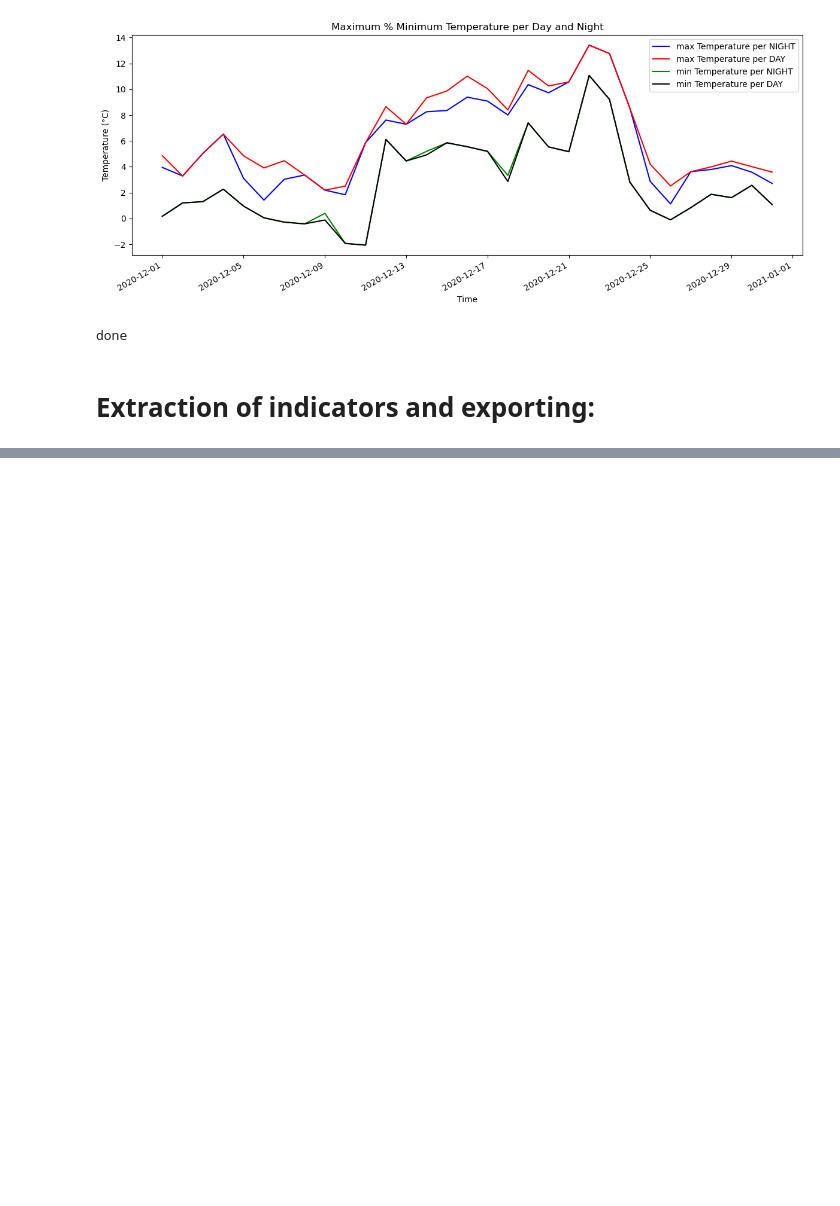
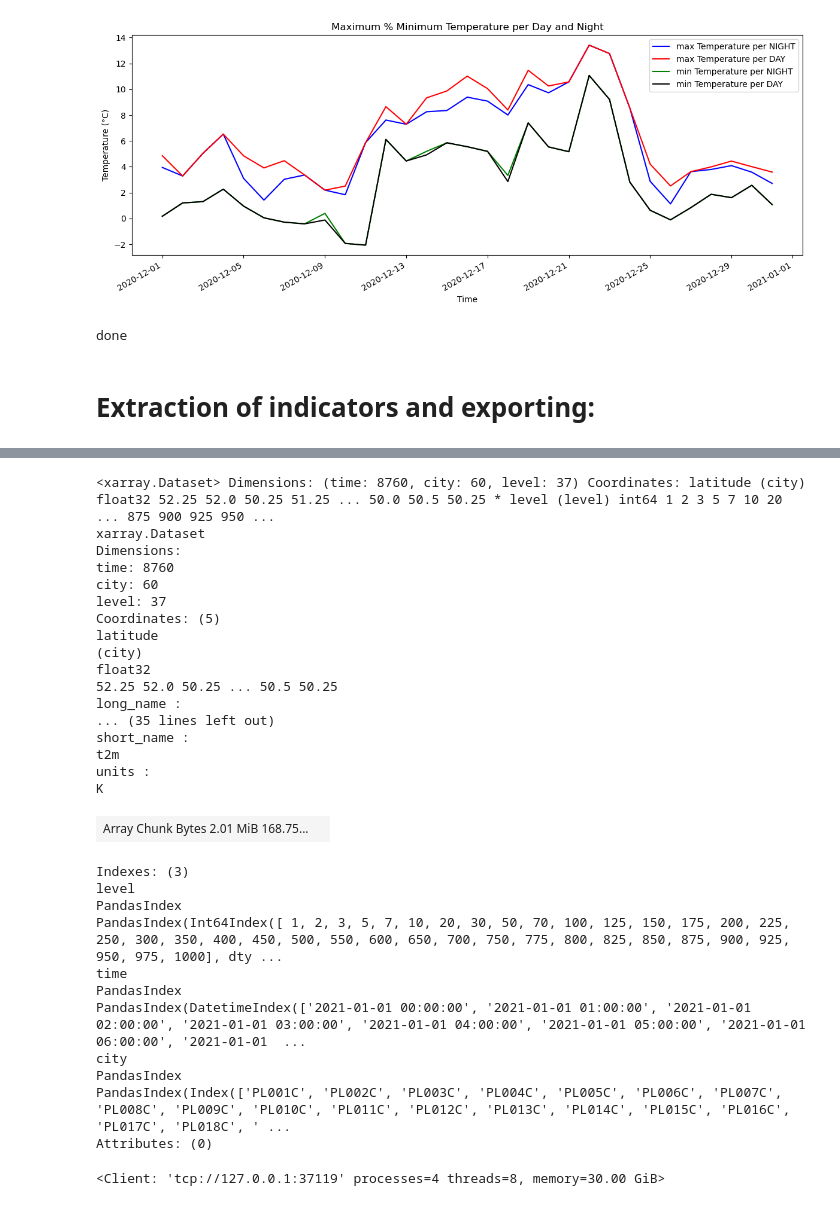
Before and after one commit to FAIRiCUBE/uc1-urban-climate, a Jupyter notebook: notebooks/dev/f04_climate_data/climate_indicators.ipynb, the cells around one changed output, grey strips where cells are left out. Drawn from its saved outputs; the diff is of its cells as text; code cells hidden in the pictures; blank space fills up the shorter version.

```diff
--- a/notebooks/dev/f04_climate_data/climate_indicators.ipynb
+++ b/notebooks/dev/f04_climate_data/climate_indicators.ipynb
@@ -371,0 +346,38 @@ test done
+# %%
+data
+# %% [output]
+<xarray.Dataset> Dimensions: (time: 8760, city: 60, level: 37) Coordinates: latitude (city) float32 52.25 52.0 50.25 51.25 ... 50.0 50.5 50.25 * level (level) int64 1 2 3 5 7 10 20 ... 875 900 925 950 ...
+xarray.Dataset
+Dimensions:
+time: 8760
+city: 60
+level: 37
+Coordinates: (5)
+latitude
+(city)
+float32
+52.25 52.0 50.25 ... 50.5 50.25
+long_name :
+... (35 lines left out)
+short_name :
+t2m
+units :
+K
+| Array Chunk Bytes 2.01 MiB 168.75... |  |
+Indexes: (3)
+level
+PandasIndex
+PandasIndex(Int64Index([ 1, 2, 3, 5, 7, 10, 20, 30, 50, 70, 100, 125, 150, 175, 200, 225, 250, 300, 350, 400, 450, 500, 550, 600, 650, 700, 750, 775, 800, 825, 850, 875, 900, 925, 950, 975, 1000], dty ...
+time
+PandasIndex
+PandasIndex(DatetimeIndex(['2021-01-01 00:00:00', '2021-01-01 01:00:00', '2021-01-01 02:00:00', '2021-01-01 03:00:00', '2021-01-01 04:00:00', '2021-01-01 05:00:00', '2021-01-01 06:00:00', '2021-01-01  ...
+city
+PandasIndex
+PandasIndex(Index(['PL001C', 'PL002C', 'PL003C', 'PL004C', 'PL005C', 'PL006C', 'PL007C', 'PL008C', 'PL009C', 'PL010C', 'PL011C', 'PL012C', 'PL013C', 'PL014C', 'PL015C', 'PL016C', 'PL017C', 'PL018C', ' ...
+Attributes: (0)
+# %%
+from dask.distributed import Client, performance_report
+client = Client()  # Connect to distributed cluster and override default
+client
+# %% [output]
+<Client: 'tcp://127.0.0.1:37119' processes=4 threads=8, memory=30.00 GiB>
```
Also changed, not shown: parts of 10 cells of this notebook.
